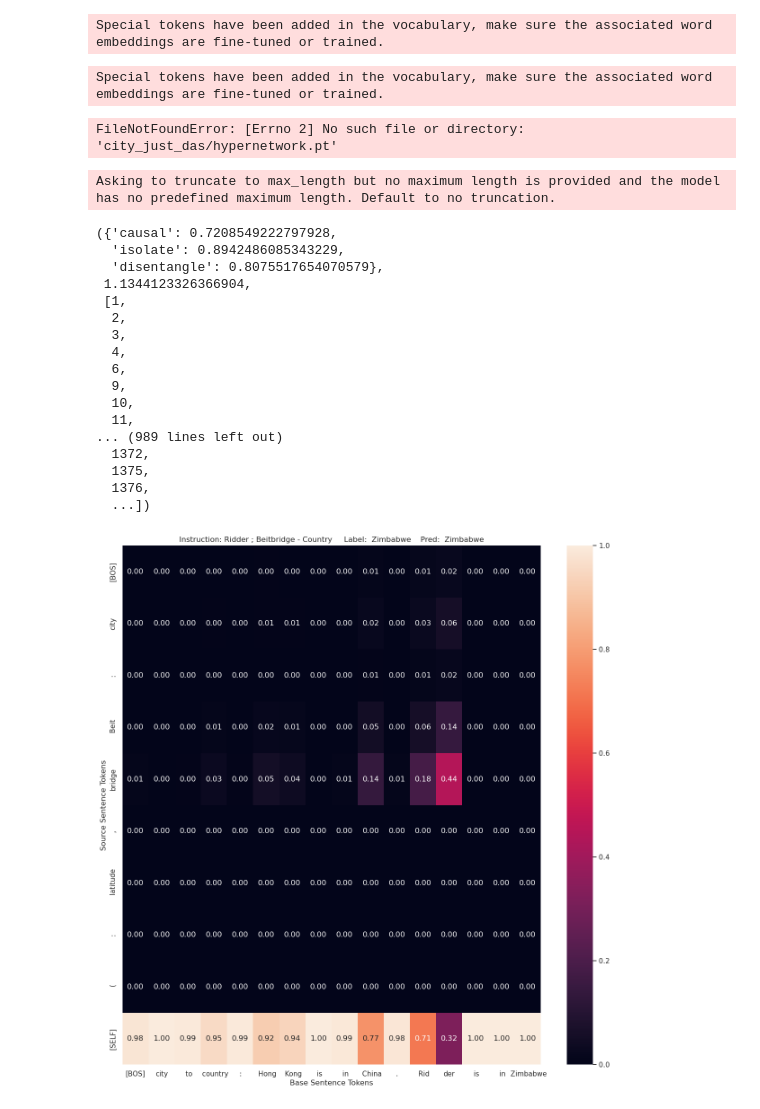
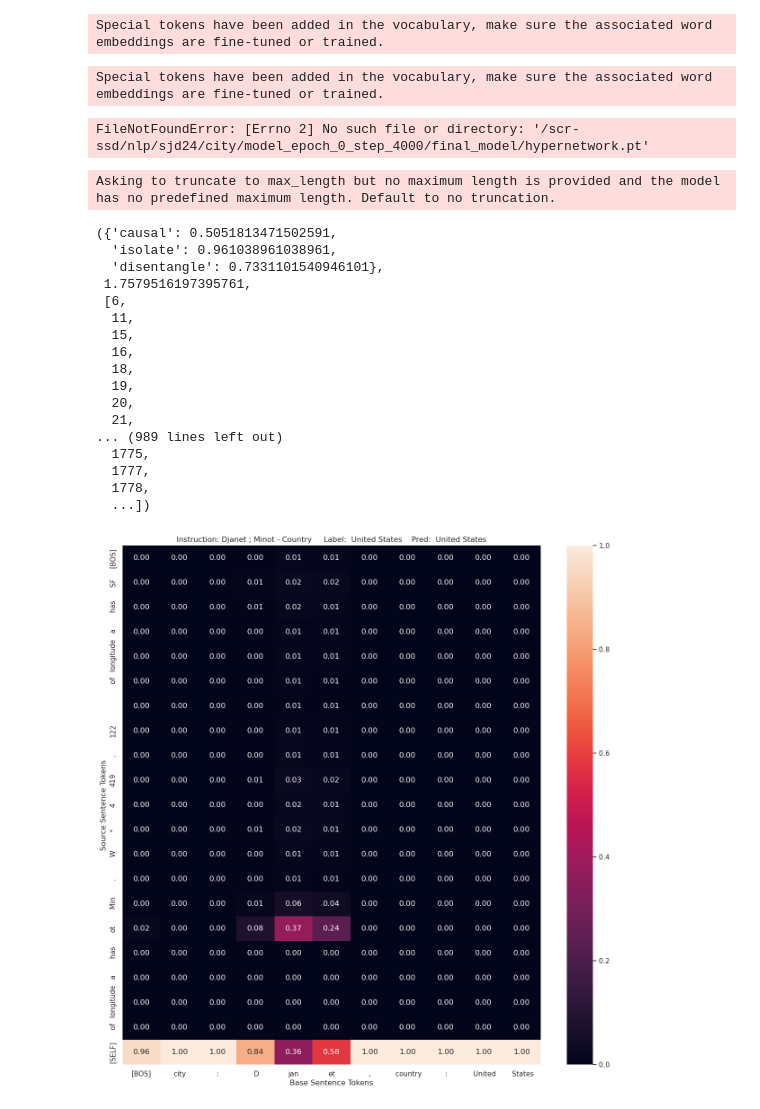
Before and after one commit to sidnb13/HyperDAS, a Jupyter notebook: inference.ipynb, the cells around one changed output. Saved outputs shown, nothing was run; the diff lists cells and outputs as text; code cells hidden in the pictures.

```diff
--- a/inference.ipynb
+++ b/inference.ipynb
@@ -8,14 +8,14 @@ from transformers import AutoTokenizer
 %load_ext autoreload
 %autoreload 2
 # %%
-tokenizer = AutoTokenizer.from_pretrained("/scr-ssd/sjd24/llama3-8b")
+tokenizer = AutoTokenizer.from_pretrained("/scr-ssd/nlp/sjd24/llama3-8b")
 
 tokenizer.padding_side = "left"
 tokenizer.pad_token = tokenizer.eos_token
 tokenizer.pad_token_id = tokenizer.eos_token_id
 
-train_dataset = load_from_disk("./experiments/RAVEL/data/city_country_train")
-test_dataset = load_from_disk("./experiments/RAVEL/data/city_country_test")
+train_dataset = load_from_disk("./experiments/RAVEL/data/city_train")
+test_dataset = load_from_disk("./experiments/RAVEL/data/city_test")
 
 collate_fn = get_ravel_collate_fn(tokenizer, add_space_before_target=True, contain_entity_position=True, source_suffix_visibility=False, base_suffix_visibility=False)
 dataloader = DataLoader(test_dataset, batch_size=16, collate_fn=collate_fn, shuffle=False)
@@ -25,49 +25,50 @@ Special tokens have been added in the vocabulary, make sure the associated word
 from src.hyperdas.llama3.model import RavelInterpretorHypernetwork
 
 hypernetwork = RavelInterpretorHypernetwork(
-    model_name_or_path="/nlp/scr/sjd24/llama3-8b",
+    model_name_or_path="/scr-ssd/nlp/sjd24/llama3-8b",
     num_editing_heads=32,
     intervention_layer=15,
-    subspace_module="DAS",
+    subspace_module="ReflectSelect",
     das_dimension=128,
 )
 hypernetwork = hypernetwork.to("cuda")
 # %% [output]
 Special tokens have been added in the vocabulary, make sure the associated word embeddings are fine-tuned or trained.
-FileNotFoundError: [Errno 2] No such file or directory: 'city_just_das/hypernetwork.pt'
 # %%
-hypernetwork.load_model("/nlp/scr/sjd24/city_just_das/final_model")
+hypernetwork.load_model("/scr-ssd/nlp/sjd24/city/model_epoch_0_step_4000")
+# %% [output]
+FileNotFoundError: [Errno 2] No such file or directory: '/scr-ssd/nlp/sjd24/city/model_epoch_0_step_4000/final_model/hypernetwork.pt'
 # %%
-hypernetwork.eval_accuracy(dataloader, inference_mode=None, eval_n_label_tokens=3)
+hypernetwork.eval_accuracy(dataloader, inference_mode="bidding_argmax", eval_n_label_tokens=3)
 # %% [output]
 Asking to truncate to max_length but no maximum length is provided and the model has no predefined maximum length. Default to no truncation.
-({'causal': 0.7208549222797928,
-  'isolate': 0.8942486085343229,
-  'disentangle': 0.8075517654070579},
- 1.1344123326366904,
- [1,
-  2,
-  3,
-  4,
-  6,
-  9,
-  10,
+({'causal': 0.5051813471502591,
+  'isolate': 0.961038961038961,
+  'disentangle': 0.7331101540946101},
+ 1.7579516197395761,
+ [6,
   11,
+  15,
+  16,
+  18,
+  19,
+  20,
+  21,
 ... (989 lines left out)
-  1372,
-  1375,
-  1376,
+  1775,
+  1777,
+  1778,
   ...])
 # %%
 # hypernetwork.interpretor.bidding_threshold = 0.2
 fig, ax = hypernetwork.plot_heatmap(
     dataloader,
-    idxs=102,
+    idxs=101,
     inference_mode=None,
     annot=True, batch_size=16,
     indicate_masked_tokens=False,
     digits=2,
 )
 # fig.savefig("in_context_learning_heatmap_3.pdf")
 # %% [output]
-[figure, old version]
+[figure, new version]
```
Also changed, not shown: 2 other files.
